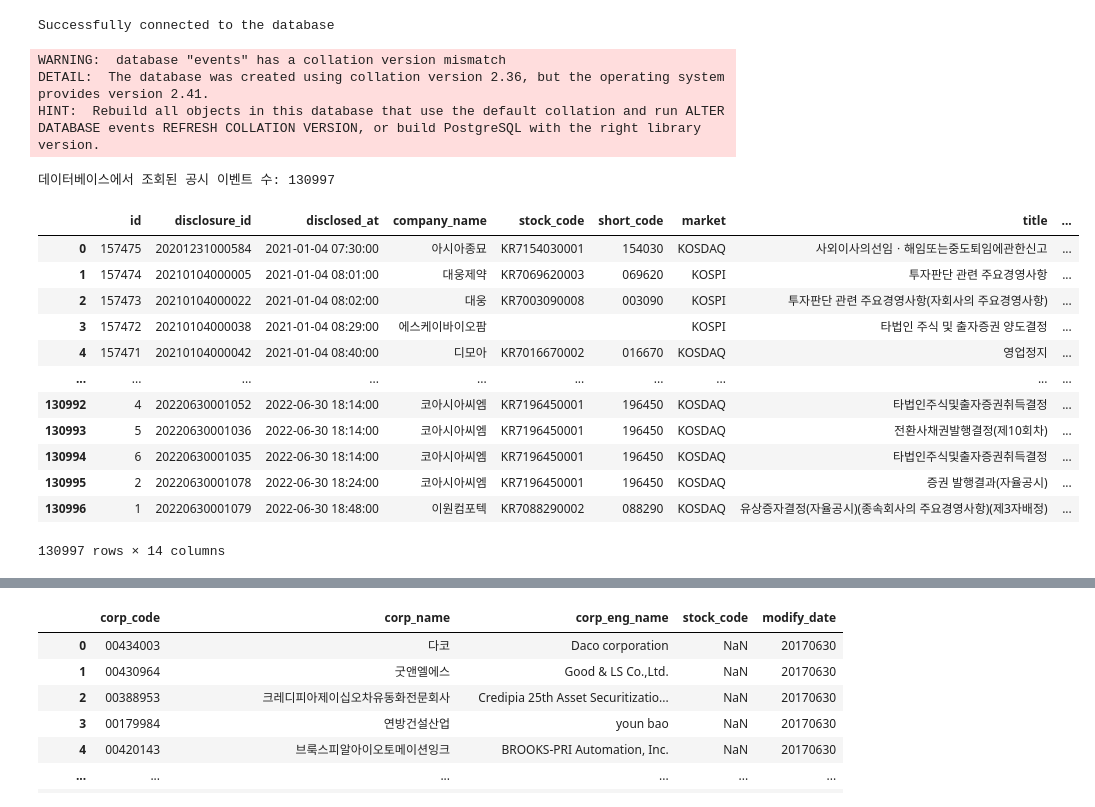
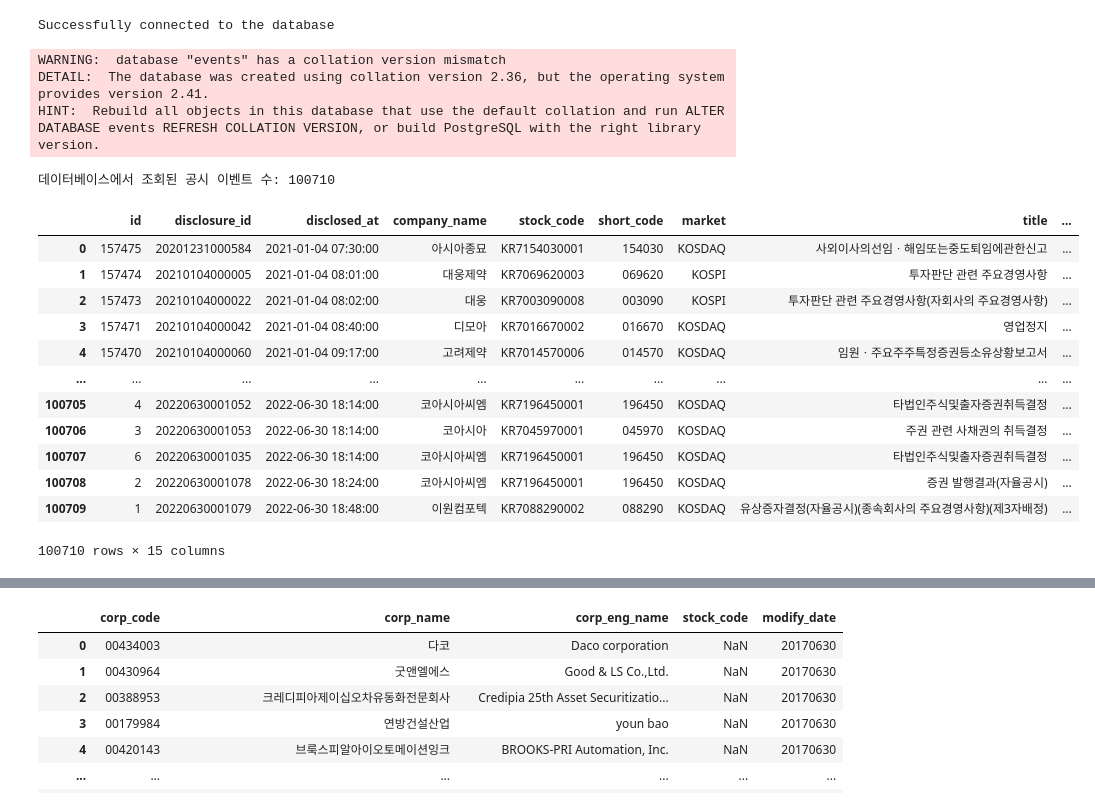
Before and after one commit to antaechan/dart-sentiment-analysis, a Jupyter notebook: analysis/kind.ipynb, the cells around one changed output, grey strips where cells are left out. Cells and saved outputs as stored; diff of their text form; code cells hidden in the pictures.

```diff
--- a/analysis/kind.ipynb
+++ b/analysis/kind.ipynb
@@ -21,33 +21,38 @@ Successfully connected to the database
 # %%
 import pandas as pd
 from datetime import datetime
 table = "kind"
 # 날짜 범위 설정
 
-query = f"""SELECT * FROM {table}
-WHERE stock_code is not NULL
-  AND company_name is not NULL
-  AND market IN ('KOSPI', 'KOSDAQ')
-ORDER BY disclosed_at ASC"""
+query = f"""SELECT k.*, d.dart_disclosure_id as dart_unique_id
+FROM {table} k
+LEFT JOIN dart_unique_number d ON k.short_code = d.stock_code
+WHERE k.stock_code is not NULL
+  AND k.company_name is not NULL
+  AND k.title is not NULL
+  AND k.market IN ('KOSPI', 'KOSDAQ')
+  AND k.is_modify = 0
+  AND d.dart_disclosure_id is not NULL
+ORDER BY k.disclosed_at ASC"""
 
 df = pd.read_sql(query, engine)
 print(f"데이터베이스에서 조회된 공시 이벤트 수: {len(df)}")
 df
 # %% [output]
 WARNING:  database "events" has a collation version mismatch
 DETAIL:  The database was created using collation version 2.36, but the operating system provides version 2.41.
 HINT:  Rebuild all objects in this database that use the default collation and run ALTER DATABASE events REFRESH COLLATION VERSION, or build PostgreSQL with the right library version.
-데이터베이스에서 조회된 공시 이벤트 수: 130997
+데이터베이스에서 조회된 공시 이벤트 수: 100710
 |  | id | disclosure_id | disclosed_at | company_name | stock_code | short_code | market | title | ... |
 | 0 | 157475 | 20201231000584 | 2021-01-04 07:30:00 | 아시아종묘 | KR7154030001 | 154030 | KOSDAQ | 사외이사의선임ㆍ해임또는중도퇴임에관한신고 | ... |
 | 1 | 157474 | 20210104000005 | 2021-01-04 08:01:00 | 대웅제약 | KR7069620003 | 069620 | KOSPI | 투자판단 관련 주요경영사항 | ... |
 | 2 | 157473 | 20210104000022 | 2021-01-04 08:02:00 | 대웅 | KR7003090008 | 003090 | KOSPI | 투자판단 관련 주요경영사항(자회사의 주요경영사항) | ... |
-| 3 | 157472 | 20210104000038 | 2021-01-04 08:29:00 | 에스케이바이오팜 |  |  | KOSPI | 타법인 주식 및 출자증권 양도결정 | ... |
-| 4 | 157471 | 20210104000042 | 2021-01-04 08:40:00 | 디모아 | KR7016670002 | 016670 | KOSDAQ | 영업정지 | ... |
+| 3 | 157471 | 20210104000042 | 2021-01-04 08:40:00 | 디모아 | KR7016670002 | 016670 | KOSDAQ | 영업정지 | ... |
+| 4 | 157470 | 20210104000060 | 2021-01-04 09:17:00 | 고려제약 | KR7014570006 | 014570 | KOSDAQ | 임원ㆍ주요주주특정증권등소유상황보고서 | ... |
 | ... | ... | ... | ... | ... | ... | ... | ... | ... | ... |
-| 130992 | 4 | 20220630001052 | 2022-06-30 18:14:00 | 코아시아씨엠 | KR7196450001 | 196450 | KOSDAQ | 타법인주식및출자증권취득결정 | ... |
-| 130993 | 5 | 20220630001036 | 2022-06-30 18:14:00 | 코아시아씨엠 | KR7196450001 | 196450 | KOSDAQ | 전환사채권발행결정(제10회차) | ... |
-| 130994 | 6 | 20220630001035 | 2022-06-30 18:14:00 | 코아시아씨엠 | KR7196450001 | 196450 | KOSDAQ | 타법인주식및출자증권취득결정 | ... |
-| 130995 | 2 | 20220630001078 | 2022-06-30 18:24:00 | 코아시아씨엠 | KR7196450001 | 196450 | KOSDAQ | 증권 발행결과(자율공시) | ... |
-| 130996 | 1 | 20220630001079 | 2022-06-30 18:48:00 | 이원컴포텍 | KR7088290002 | 088290 | KOSDAQ | 유상증자결정(자율공시)(종속회사의 주요경영사항)(제3자배정) | ... |
+| 100705 | 4 | 20220630001052 | 2022-06-30 18:14:00 | 코아시아씨엠 | KR7196450001 | 196450 | KOSDAQ | 타법인주식및출자증권취득결정 | ... |
+| 100706 | 3 | 20220630001053 | 2022-06-30 18:14:00 | 코아시아 | KR7045970001 | 045970 | KOSDAQ | 주권 관련 사채권의 취득결정 | ... |
+| 100707 | 6 | 20220630001035 | 2022-06-30 18:14:00 | 코아시아씨엠 | KR7196450001 | 196450 | KOSDAQ | 타법인주식및출자증권취득결정 | ... |
+| 100708 | 2 | 20220630001078 | 2022-06-30 18:24:00 | 코아시아씨엠 | KR7196450001 | 196450 | KOSDAQ | 증권 발행결과(자율공시) | ... |
+| 100709 | 1 | 20220630001079 | 2022-06-30 18:48:00 | 이원컴포텍 | KR7088290002 | 088290 | KOSDAQ | 유상증자결정(자율공시)(종속회사의 주요경영사항)(제3자배정) | ... |
-130997 rows × 14 columns
+100710 rows × 15 columns
```
Also changed, not shown: parts of 8 cells of this notebook, 1 other file.
